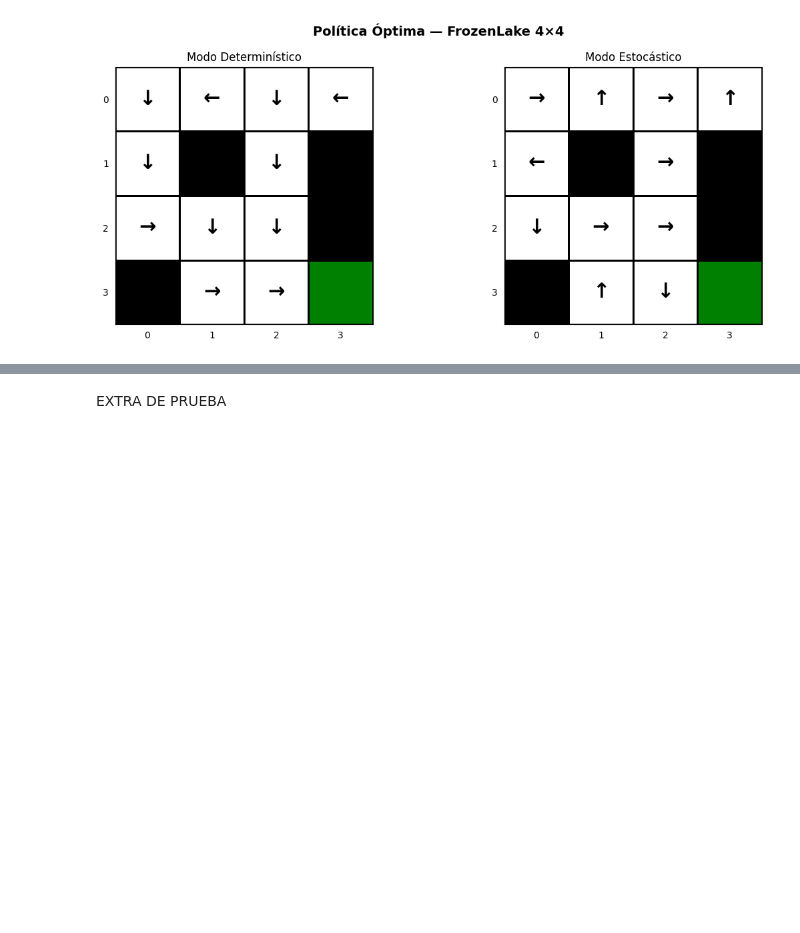
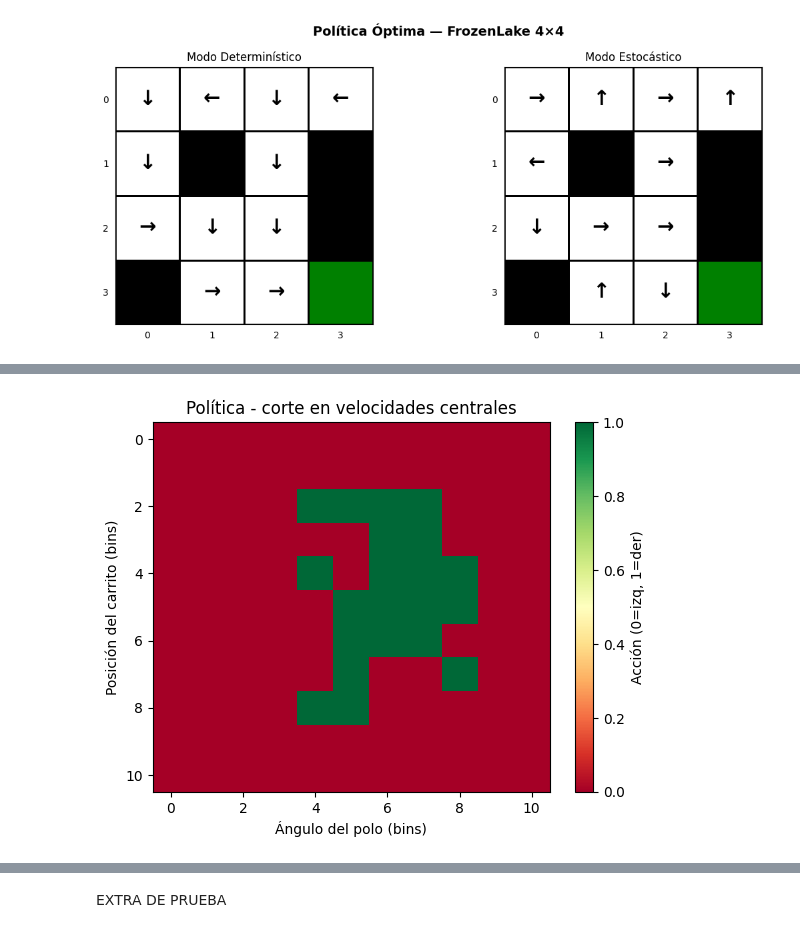
Before and after one commit to Alaan20/LAB3-IA-JUEGO, a Jupyter notebook: LAB-NOTEBOOK.ipynb, the cells around one changed output, grey strips where cells are left out. Cells and saved outputs as stored; diff of their text form; code cells hidden in the pictures; blank space fills up the shorter version.

```diff
--- a/LAB-NOTEBOOK.ipynb
+++ b/LAB-NOTEBOOK.ipynb
@@ -583,11 +500,13 @@ KeyboardInterrupt:
 # %%
-import matplotlib.pyplot as plt
-plt.imshow(politica[9, :, :, 9], cmap='RdYlGn', aspect='auto')
+
+plt.imshow(politica[:, 5, :, 5], cmap='RdYlGn', aspect='auto')
 plt.xlabel("Ángulo del polo (bins)")
 plt.ylabel("Posición del carrito (bins)")
 plt.title("Política - corte en velocidades centrales")
 plt.colorbar(label="Acción (0=izq, 1=der)")
 plt.show()
+# %% [output]
+[figure, added]
 # %%
 
 env = gym.make ("CartPole-v1" )
```
Also changed, not shown: parts of 9 cells of this notebook, 1 other file.
